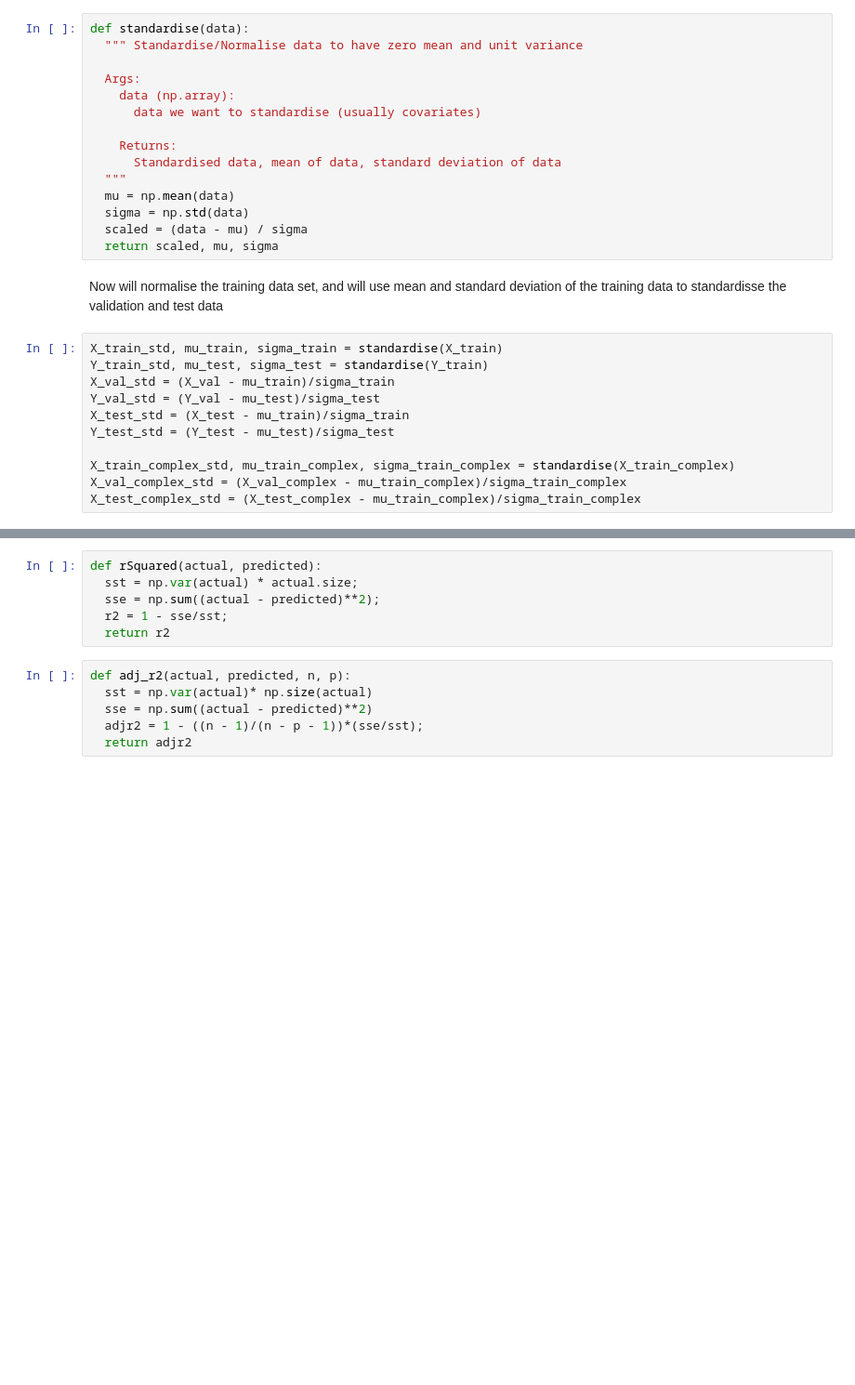
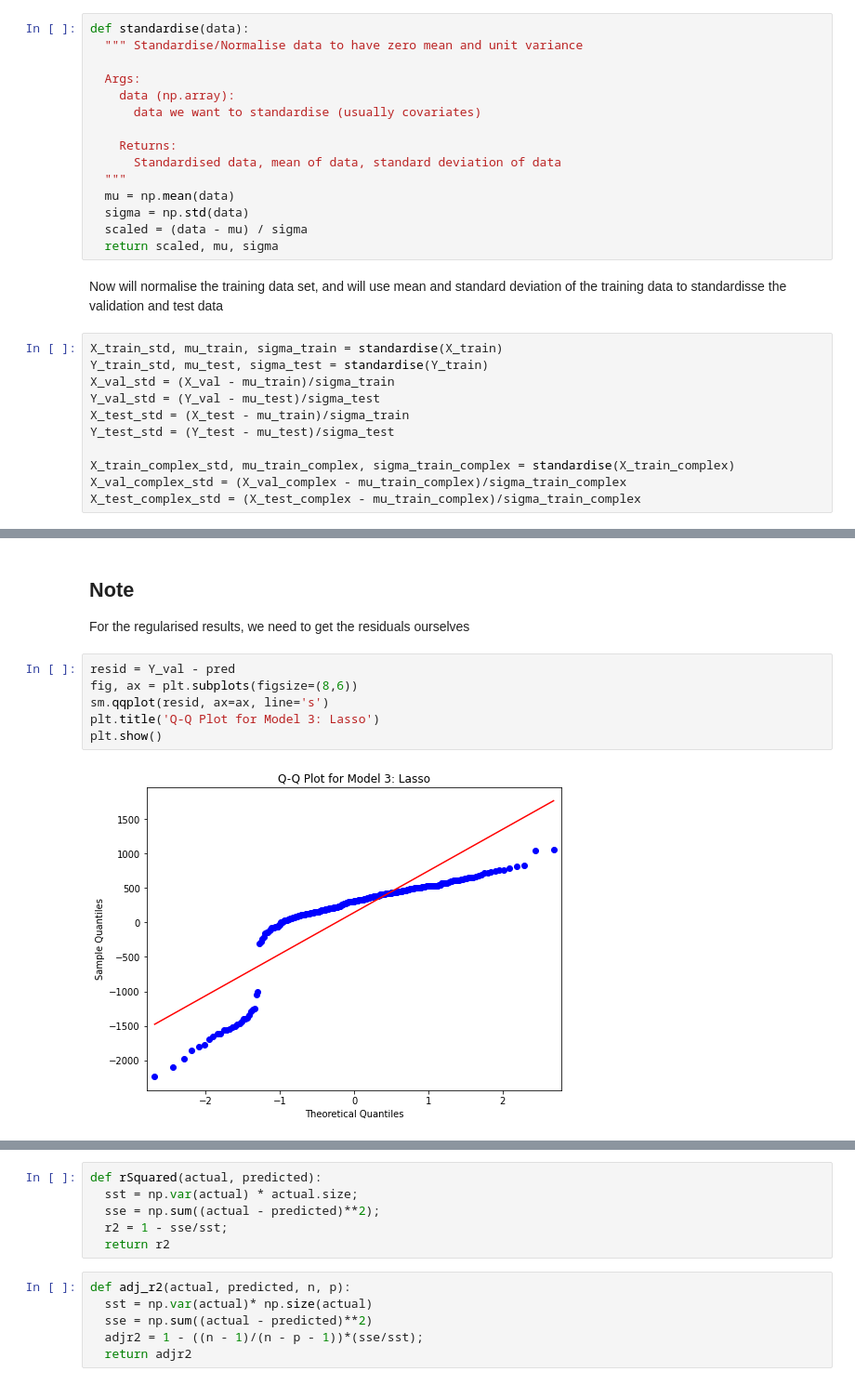
Before and after one commit to egstatsml/cab420, a Jupyter notebook: tute_2.ipynb, the cells around one changed output, grey strips where cells are left out. Shown at 93% size. Drawn from its saved outputs; the diff is of its cells as text; blank space fills up the shorter version.

```diff
--- a/tute_2.ipynb
+++ b/tute_2.ipynb
@@ -238,0 +290,11 @@ X_test_complex_std = (X_test_complex - mu_train_complex)/sigma_train_complex
+# %% [markdown]
+## Note
+For the regularised results, we need to get the residuals ourselves
+# %%
+resid = Y_val - pred
+fig, ax = plt.subplots(figsize=(8,6))
+sm.qqplot(resid, ax=ax, line='s')
+plt.title('Q-Q Plot for Model 3: Lasso')
+plt.show()
+# %% [output]
+[figure, added]
```
Also changed, not shown: parts of 18 cells of this notebook.
